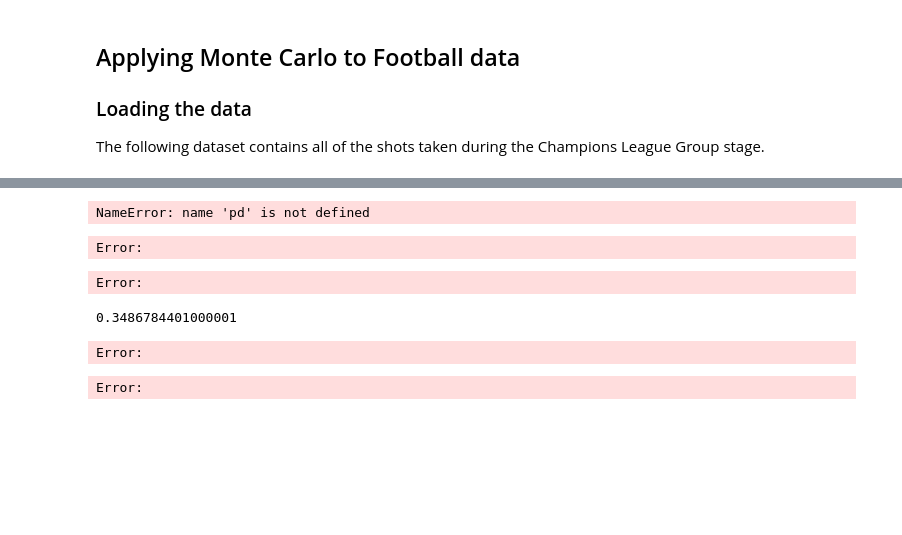
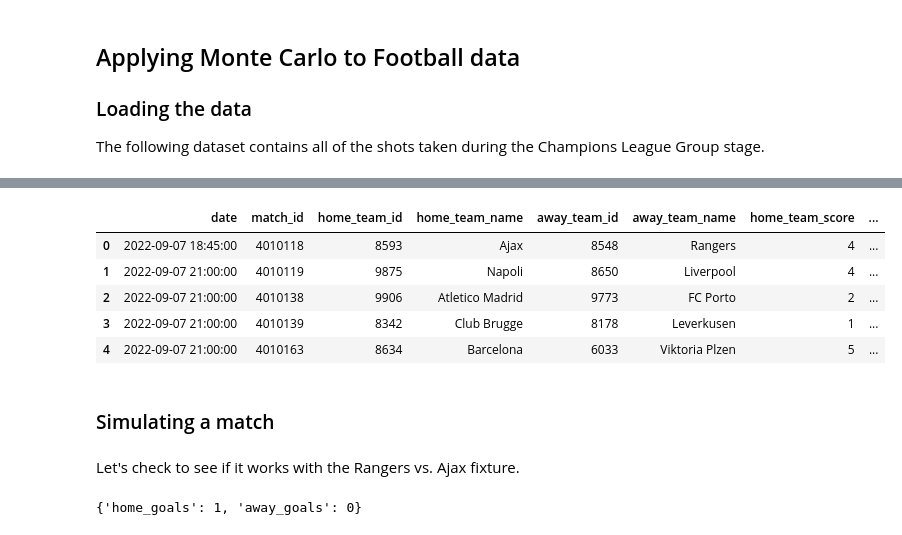
Before and after one commit to sonofacorner/matplotlib-tutorials, a Jupyter notebook: intro_monte_carlo/main_notebook.ipynb, the cells around one changed output, grey strips where cells are left out. Drawn from its saved outputs; the diff is of its cells as text; code cells hidden in the pictures; blank space fills up the shorter version.

```diff
--- a/intro_monte_carlo/main_notebook.ipynb
+++ b/intro_monte_carlo/main_notebook.ipynb
@@ -181,13 +175,13 @@ The following dataset contains all of the shots taken during the Champions Leagu
 # %%
-df = pd.read_csv('data/ucl_shot_data.csv', index_col=0)
-df.head()
+match_data = pd.read_csv('data/match_info_data.csv', index_col=0)
+match_data.head()
+# print(tabulate(match_data.head(), tablefmt='pipe', headers='keys'))
 # %% [output]
-NameError: name 'pd' is not defined
-Error:
-Error:
+|  | date | match_id | home_team_id | home_team_name | away_team_id | away_team_name | home_team_score | ... |
+| 0 | 2022-09-07 18:45:00 | 4010118 | 8593 | Ajax | 8548 | Rangers | 4 | ... |
+| 1 | 2022-09-07 21:00:00 | 4010119 | 9875 | Napoli | 8650 | Liverpool | 4 | ... |
+| 2 | 2022-09-07 21:00:00 | 4010138 | 9906 | Atletico Madrid | 9773 | FC Porto | 2 | ... |
+| 3 | 2022-09-07 21:00:00 | 4010139 | 8342 | Club Brugge | 8178 | Leverkusen | 1 | ... |
+| 4 | 2022-09-07 21:00:00 | 4010163 | 8634 | Barcelona | 6033 | Viktoria Plzen | 5 | ... |
-# %%
-(.9)**10
-# %% [output]
-0.3486784401000001
-Error:
-Error:
+# %% [markdown]
+### Simulating a match
@@ -193,0 +218,6 @@ Error:
+# %% [markdown]
+Let's check to see if it works with the Rangers vs. Ajax fixture.
+# %%
+simulate_match_on_shots(match_id=4010118, shot_df=df, home_team_id=8593, away_team_id=8548)
+# %% [output]
+{'home_goals': 1, 'away_goals': 0}
```
Also changed, not shown: parts of 24 cells of this notebook.
